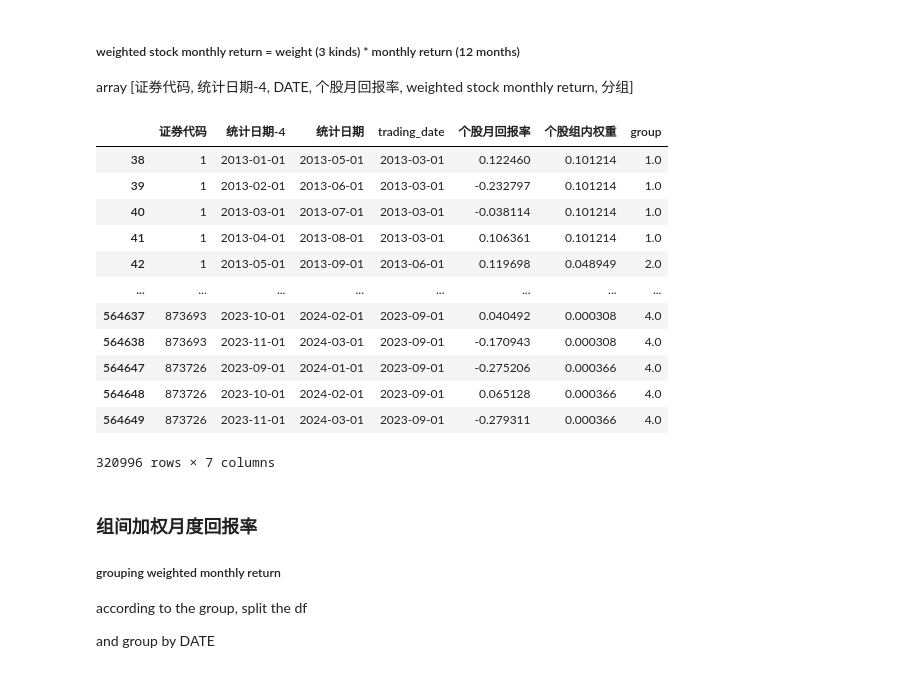
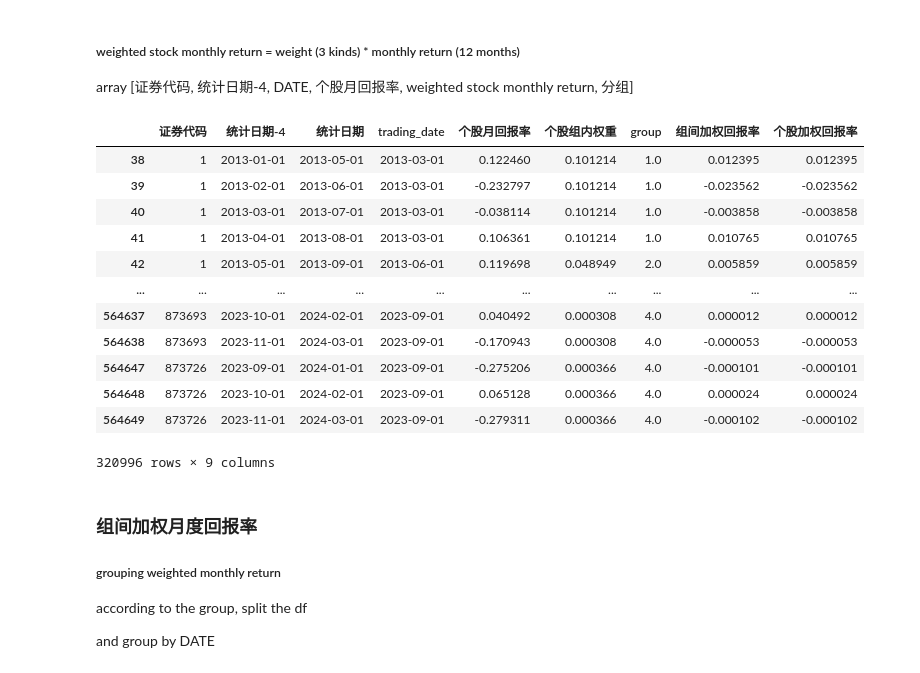
Before and after one commit to Prussia/playJupyter, a Jupyter notebook: testproj/计算加权回报率.ipynb, the cells around one changed output. Cells and saved outputs as stored; diff of their text form; code cells hidden in the pictures.

```diff
--- a/testproj/计算加权回报率.ipynb
+++ b/testproj/计算加权回报率.ipynb
@@ -898,24 +898,24 @@ array [证券代码, 统计日期-4, DATE, 个股月回报率, weighted stock mo
 # %%
 # df3_sub_trading_group.dropna()
 
 df3_sub_trading_group_final = df3_sub_trading_group[df3_sub_trading_group['group'].notna()]
 
-df3_sub_trading_group['组间加权回报率'] = df3_sub_trading_group['个股月回报率']* df3_sub_trading_group['个股组内权重']
+df3_sub_trading_group['个股加权回报率'] = df3_sub_trading_group['个股月回报率']* df3_sub_trading_group['个股组内权重']
 df3_sub_trading_group_final
 # %% [output]
-|  | 证券代码 | 统计日期-4 | 统计日期 | trading_date | 个股月回报率 | 个股组内权重 | group |
-| 38 | 1 | 2013-01-01 | 2013-05-01 | 2013-03-01 | 0.122460 | 0.101214 | 1.0 |
-| 39 | 1 | 2013-02-01 | 2013-06-01 | 2013-03-01 | -0.232797 | 0.101214 | 1.0 |
-| 40 | 1 | 2013-03-01 | 2013-07-01 | 2013-03-01 | -0.038114 | 0.101214 | 1.0 |
-| 41 | 1 | 2013-04-01 | 2013-08-01 | 2013-03-01 | 0.106361 | 0.101214 | 1.0 |
-| 42 | 1 | 2013-05-01 | 2013-09-01 | 2013-06-01 | 0.119698 | 0.048949 | 2.0 |
-| ... | ... | ... | ... | ... | ... | ... | ... |
-| 564637 | 873693 | 2023-10-01 | 2024-02-01 | 2023-09-01 | 0.040492 | 0.000308 | 4.0 |
-| 564638 | 873693 | 2023-11-01 | 2024-03-01 | 2023-09-01 | -0.170943 | 0.000308 | 4.0 |
-| 564647 | 873726 | 2023-09-01 | 2024-01-01 | 2023-09-01 | -0.275206 | 0.000366 | 4.0 |
-| 564648 | 873726 | 2023-10-01 | 2024-02-01 | 2023-09-01 | 0.065128 | 0.000366 | 4.0 |
-| 564649 | 873726 | 2023-11-01 | 2024-03-01 | 2023-09-01 | -0.279311 | 0.000366 | 4.0 |
+|  | 证券代码 | 统计日期-4 | 统计日期 | trading_date | 个股月回报率 | 个股组内权重 | group | 组间加权回报率 | 个股加权回报率 |
+| 38 | 1 | 2013-01-01 | 2013-05-01 | 2013-03-01 | 0.122460 | 0.101214 | 1.0 | 0.012395 | 0.012395 |
+| 39 | 1 | 2013-02-01 | 2013-06-01 | 2013-03-01 | -0.232797 | 0.101214 | 1.0 | -0.023562 | -0.023562 |
+| 40 | 1 | 2013-03-01 | 2013-07-01 | 2013-03-01 | -0.038114 | 0.101214 | 1.0 | -0.003858 | -0.003858 |
+| 41 | 1 | 2013-04-01 | 2013-08-01 | 2013-03-01 | 0.106361 | 0.101214 | 1.0 | 0.010765 | 0.010765 |
+| 42 | 1 | 2013-05-01 | 2013-09-01 | 2013-06-01 | 0.119698 | 0.048949 | 2.0 | 0.005859 | 0.005859 |
+| ... | ... | ... | ... | ... | ... | ... | ... | ... | ... |
+| 564637 | 873693 | 2023-10-01 | 2024-02-01 | 2023-09-01 | 0.040492 | 0.000308 | 4.0 | 0.000012 | 0.000012 |
+| 564638 | 873693 | 2023-11-01 | 2024-03-01 | 2023-09-01 | -0.170943 | 0.000308 | 4.0 | -0.000053 | -0.000053 |
+| 564647 | 873726 | 2023-09-01 | 2024-01-01 | 2023-09-01 | -0.275206 | 0.000366 | 4.0 | -0.000101 | -0.000101 |
+| 564648 | 873726 | 2023-10-01 | 2024-02-01 | 2023-09-01 | 0.065128 | 0.000366 | 4.0 | 0.000024 | 0.000024 |
+| 564649 | 873726 | 2023-11-01 | 2024-03-01 | 2023-09-01 | -0.279311 | 0.000366 | 4.0 | -0.000102 | -0.000102 |
-320996 rows × 7 columns
+320996 rows × 9 columns
 # %%
 #df3_sub_trading_group_final.to_excel('df3_sub_trading_group_final.xlsx', index=False)
 # %% [markdown]
```
Also changed, not shown: parts of 14 cells of this notebook.
